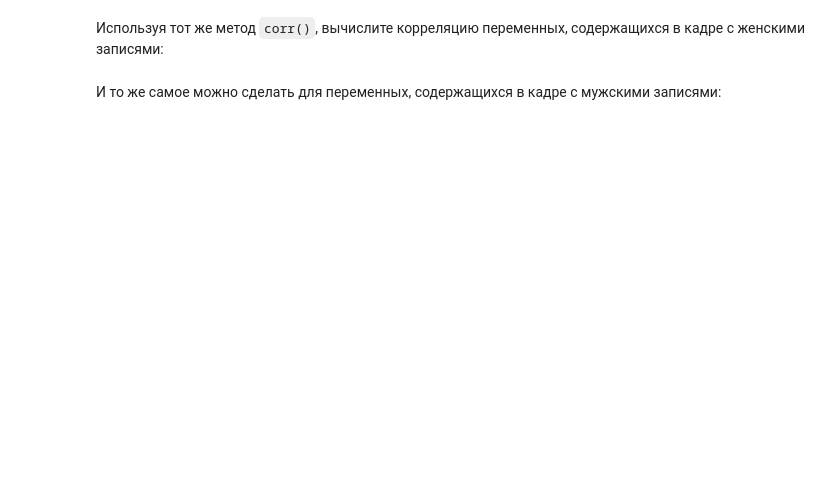
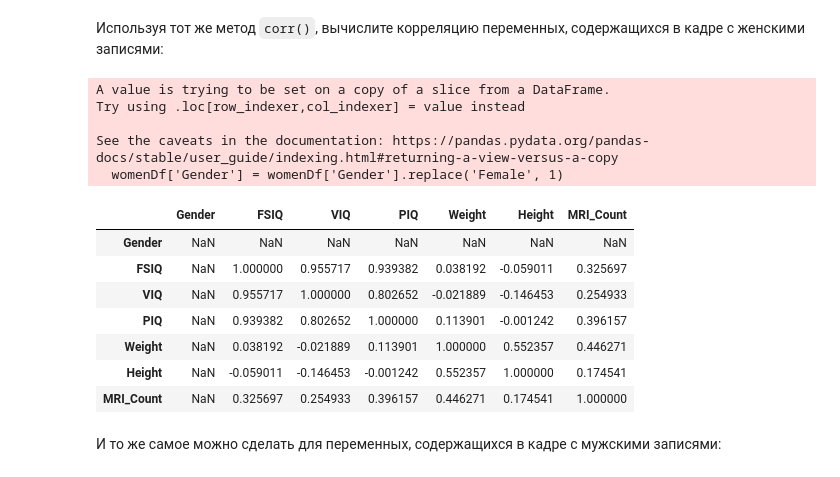
Before and after one commit to AlphaChop-x/lab2, a Jupyter notebook: correlation.ipynb, the cells around one changed output. Saved outputs shown, nothing was run; the diff lists cells and outputs as text; code cells hidden in the pictures; blank space fills up the shorter version.

```diff
--- a/correlation.ipynb
+++ b/correlation.ipynb
@@ -167,2 +176,19 @@ womenDf.?(method='pearson')
+# %%
+womenDf['Gender'] = womenDf['Gender'].replace('Female', 1)
+womenDf.corr(method='pearson')
+# %% [output]
+A value is trying to be set on a copy of a slice from a DataFrame.
+Try using .loc[row_indexer,col_indexer] = value instead
+
+See the caveats in the documentation: https://pandas.pydata.org/pandas-docs/stable/user_guide/indexing.html#returning-a-view-versus-a-copy
+  womenDf['Gender'] = womenDf['Gender'].replace('Female', 1)
+|  | Gender | FSIQ | VIQ | PIQ | Weight | Height | MRI_Count |
+| Gender | NaN | NaN | NaN | NaN | NaN | NaN | NaN |
+| FSIQ | NaN | 1.000000 | 0.955717 | 0.939382 | 0.038192 | -0.059011 | 0.325697 |
+| VIQ | NaN | 0.955717 | 1.000000 | 0.802652 | -0.021889 | -0.146453 | 0.254933 |
+| PIQ | NaN | 0.939382 | 0.802652 | 1.000000 | 0.113901 | -0.001242 | 0.396157 |
+| Weight | NaN | 0.038192 | -0.021889 | 0.113901 | 1.000000 | 0.552357 | 0.446271 |
+| Height | NaN | -0.059011 | -0.146453 | -0.001242 | 0.552357 | 1.000000 | 0.174541 |
+| MRI_Count | NaN | 0.325697 | 0.254933 | 0.396157 | 0.446271 | 0.174541 | 1.000000 |
 # %% [markdown]
 И то же самое можно сделать для переменных, содержащихся в кадре с мужскими записями:
```
Also changed, not shown: parts of 22 cells of this notebook.
